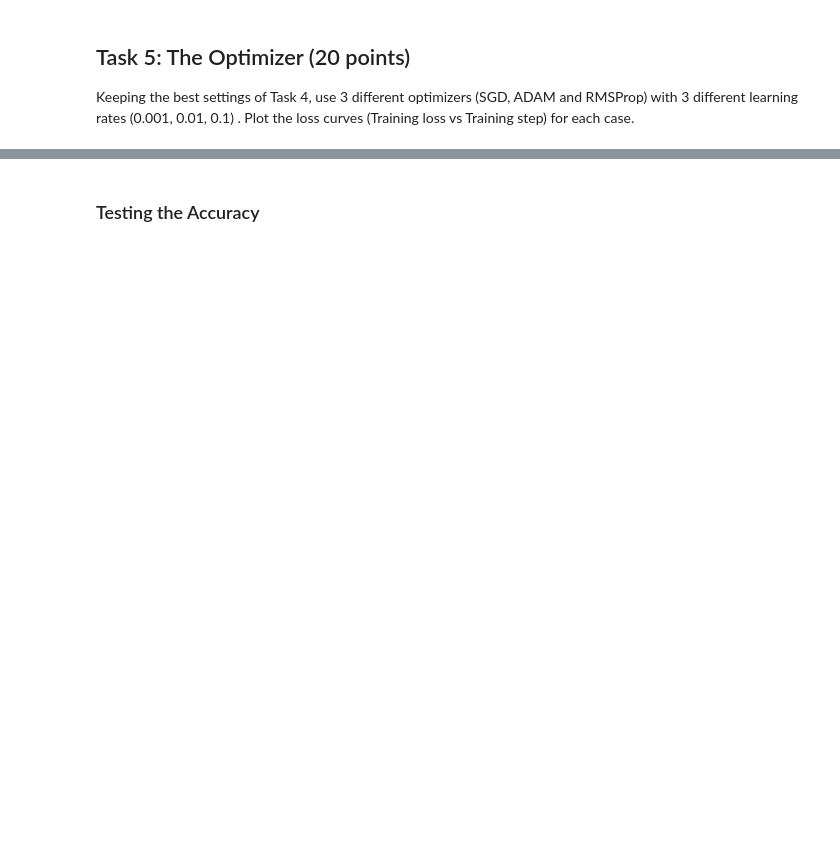
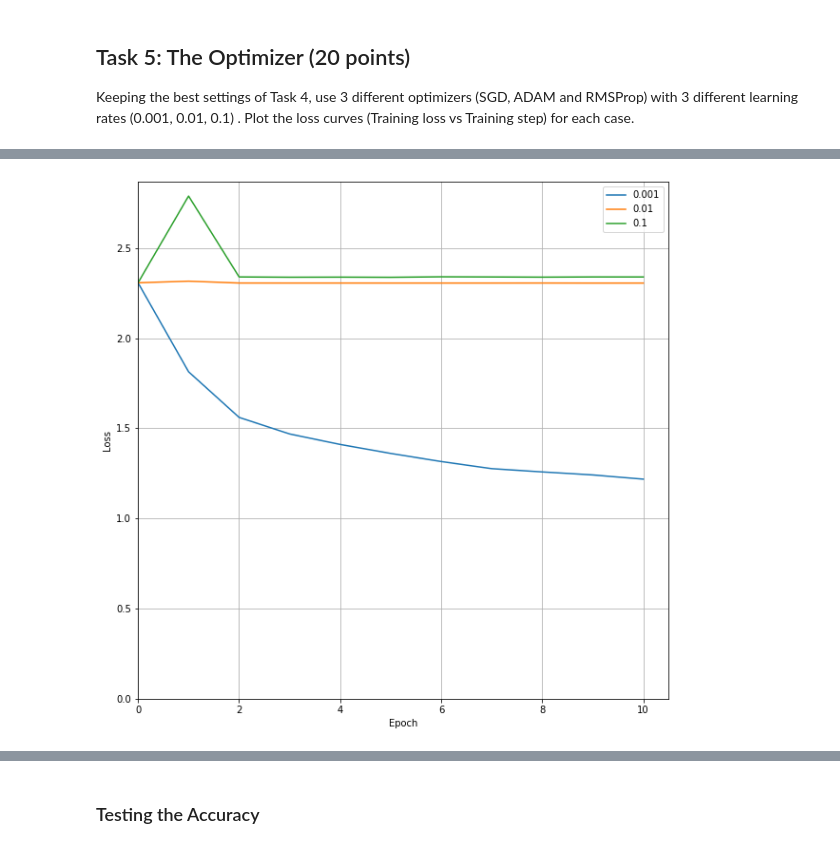
Before and after one commit to gaseln/KAUST_CS390DD_DeepLearning, a Jupyter notebook: project-image-classification/Project_Image_Classification.ipynb, the cells around one changed output, grey strips where cells are left out. Drawn from its saved outputs; the diff is of its cells as text; code cells hidden in the pictures; blank space fills up the shorter version.

```diff
--- a/project-image-classification/Project_Image_Classification.ipynb
+++ b/project-image-classification/Project_Image_Classification.ipynb
@@ -237,0 +935,9 @@ Keeping the best settings of Task 4, use 3 different optimizers (SGD, ADAM and R
+# %%
+lrs = [0.001, 0.01, 0.1]
+losses_adam = []
+for lr in lrs:
+    model_ft = MyNet()
+    model_ft = model_ft.to(device)
+    optimizer = optim.Adam(model_ft.parameters(), lr=lr)
+    loss = train_model(model_ft, criterion, optimizer, num_epochs=10)
+    losses_adam.append(loss)
@@ -237,0 +962,16 @@ Keeping the best settings of Task 4, use 3 different optimizers (SGD, ADAM and R
+# %%
+plt.figure(figsize=(10, 10))
+counter = 0
+for lr in lrs:
+    plt.plot(np.arange(11), [2.308] + losses_adam[counter], label=str(lr))
+    counter += 1
+plt.xlim(0, )
+plt.ylim(0, )
+plt.legend()
+plt.xlabel("Epoch")
+plt.ylabel("Loss")
+plt.grid()
+plt.savefig("Adam.png")
+plt.show()
+# %% [output]
+[figure, added]
```
Also changed, not shown: parts of 53 cells of this notebook, 18 other files.
